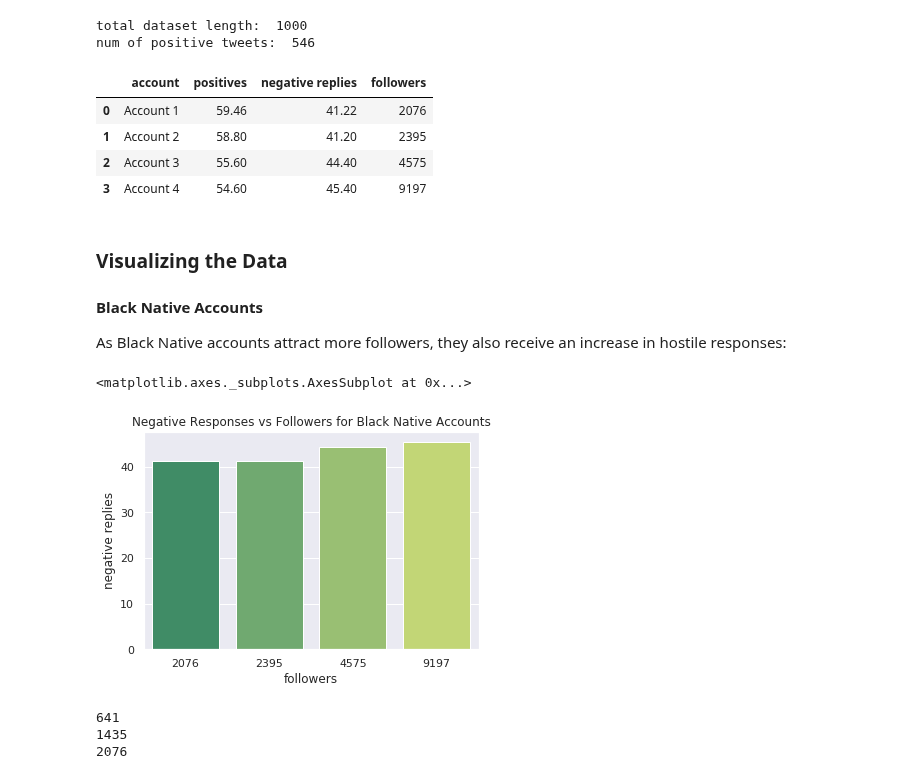
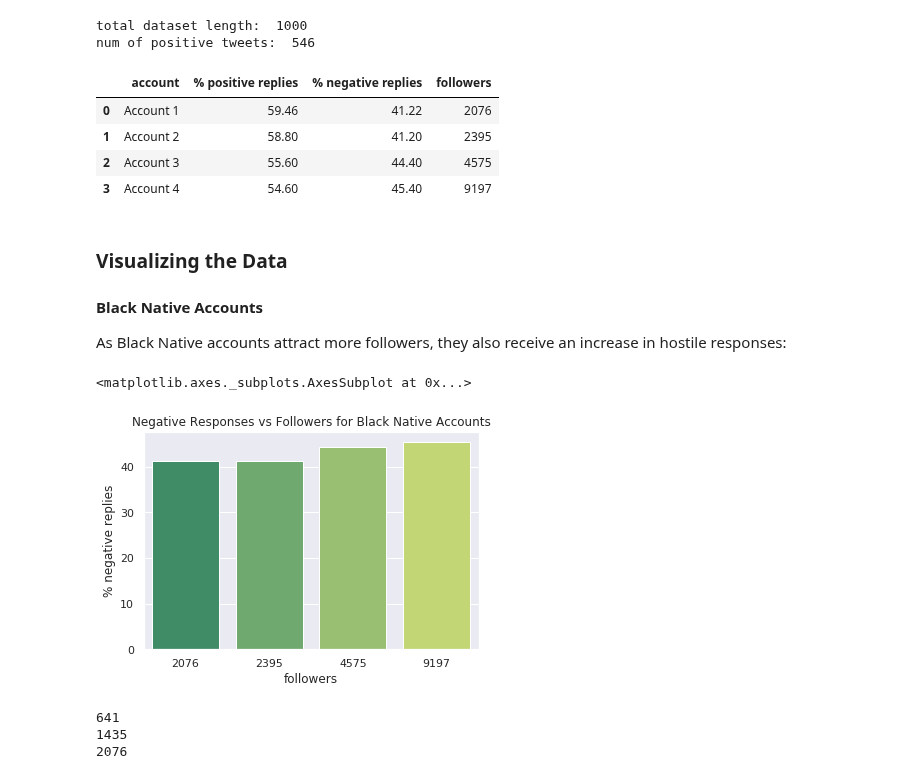
Before and after one commit to IndigenousEngineering/In-Reply, a Jupyter notebook: in_reply_1.ipynb, the cells around one changed output. Drawn from its saved outputs; the diff is of its cells as text; code cells hidden in the pictures.

Commit message:
fixed percent labels on 2 graphs

```diff
--- a/in_reply_1.ipynb
+++ b/in_reply_1.ipynb
@@ -1555,11 +1555,11 @@ negative_replies = [41.22, 41.2, 44.4, 45.4]
 
 followers = [2076, 2395, 4575, 9197]
 
-df = pd.DataFrame(list(zip(accts, positives, negative_replies, followers)), columns=['account','positives','negative replies','followers'])
+df = pd.DataFrame(list(zip(accts, positives, negative_replies, followers)), columns=['account','% positive replies','% negative replies','followers'])
 
 df.head()
 # %% [output]
-|  | account | positives | negative replies | followers |
+|  | account | % positive replies | % negative replies | followers |
 | 0 | Account 1 | 59.46 | 41.22 | 2076 |
 | 1 | Account 2 | 58.80 | 41.20 | 2395 |
 | 2 | Account 3 | 55.60 | 44.40 | 4575 |
@@ -1572,10 +1572,10 @@ df.head()
 As Black Native accounts attract more followers, they also receive an increase in hostile responses:
 # %%
 plt.title('Negative Responses vs Followers for Black Native Accounts')
-sns.barplot(x='followers', y='negative replies', data=df, palette='summer')
+sns.barplot(x='followers', y='% negative replies', data=df, palette='summer')
 # %% [output]
 <matplotlib.axes._subplots.AxesSubplot at 0x...>
-[figure, old version]
+[figure, new version]
 # %%
 terms_df_2020['date'] = 'July 2016 - 2020'
 
```
Also changed, not shown: parts of 2 cells of this notebook.
